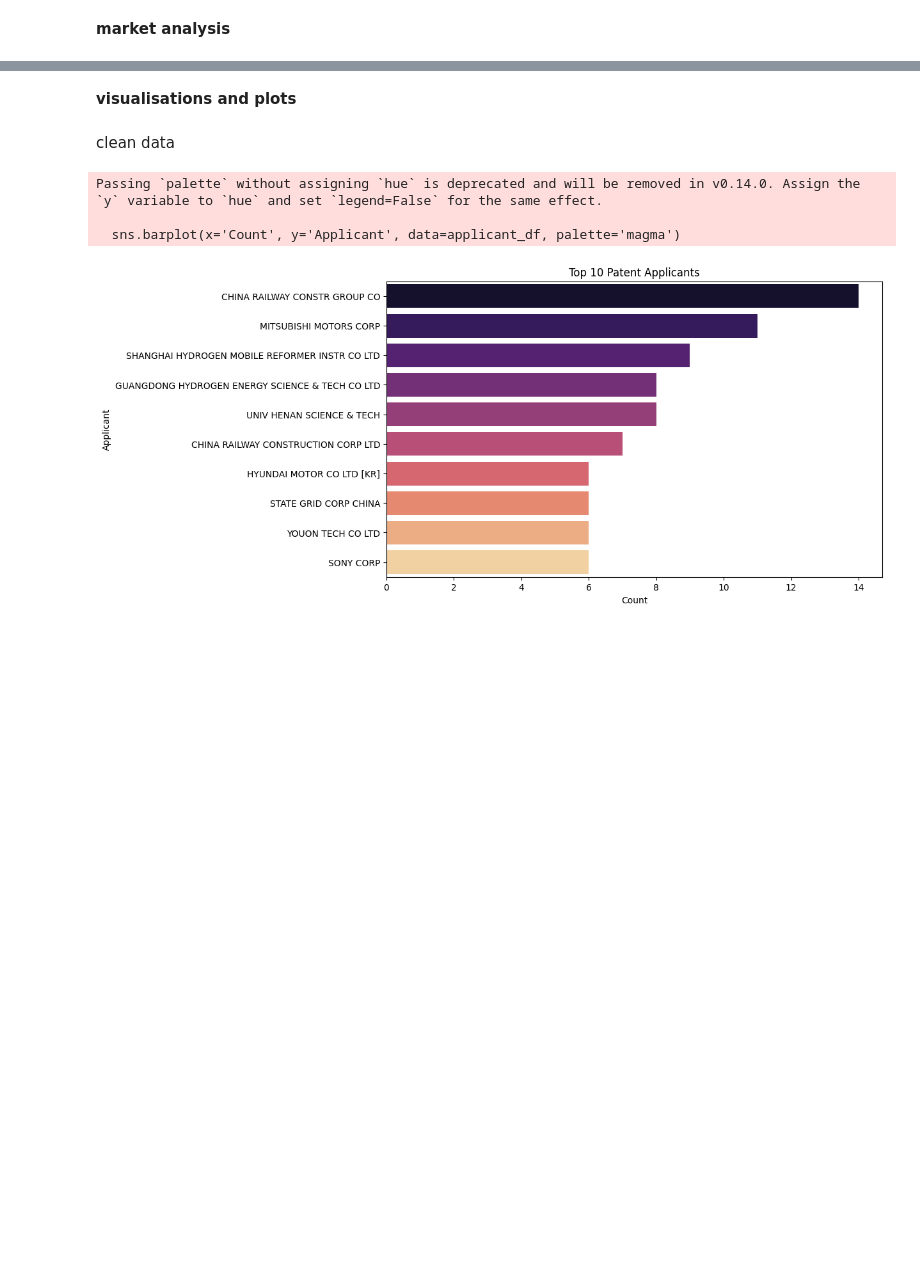
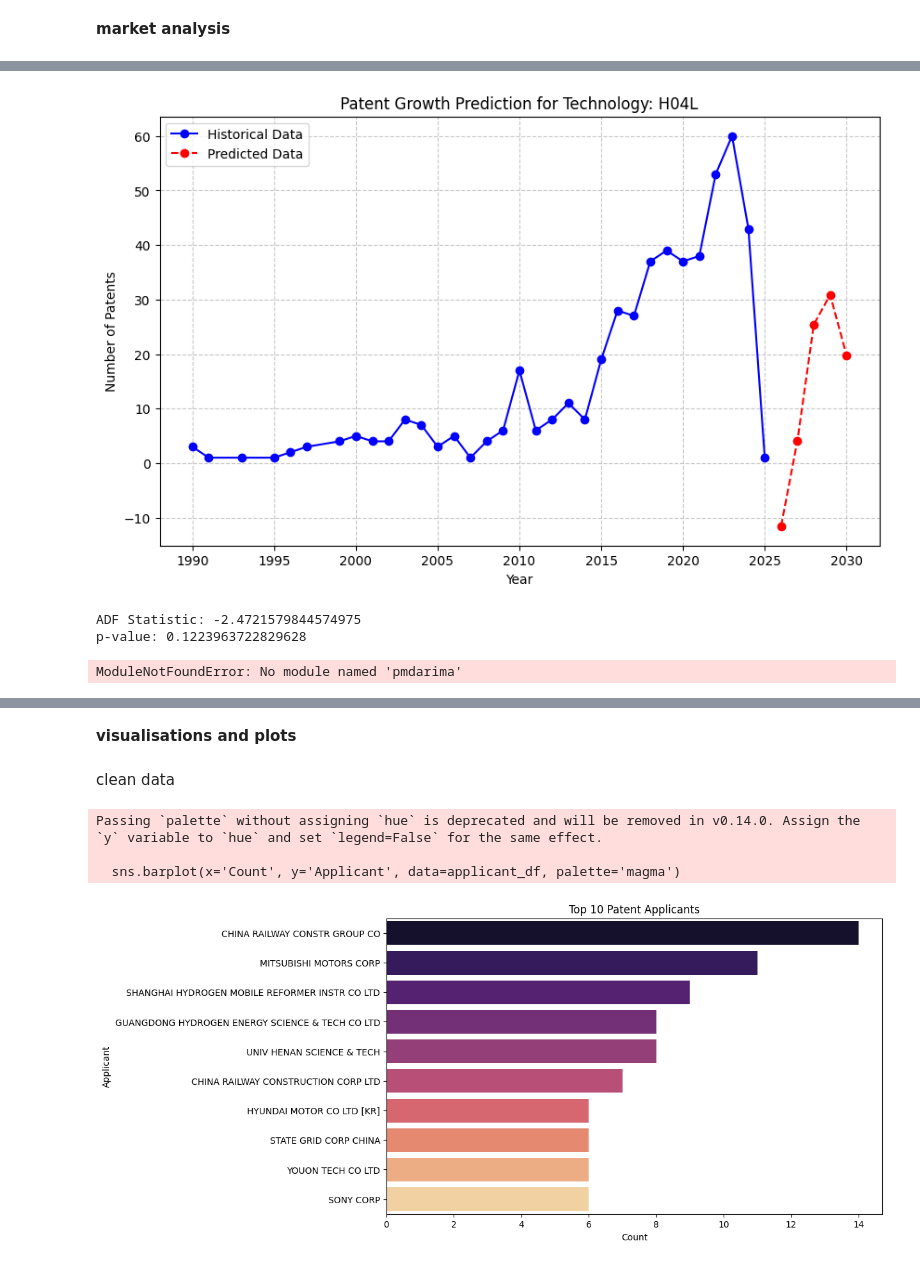
Before and after one commit to tasnim2410/technology-trend-analysis, a Jupyter notebook: DataPreparationForR.ipynb, the cells around one changed output, grey strips where cells are left out. Cells and saved outputs as stored; diff of their text form; code cells hidden in the pictures; blank space fills up the shorter version.

```diff
--- a/DataPreparationForR.ipynb
+++ b/DataPreparationForR.ipynb
@@ -1062,0 +1148,63 @@ Mean Value of Patents: $15,654.93
+# %%
+from statsmodels.tsa.arima.model import ARIMA
+import matplotlib.pyplot as plt
+
+# Prepare data
+years = patent_counts['first filing year'].values
+patents = patent_counts['Patent Count'].values
+technology_ipc = 'H04L'
+# Fit ARIMA model
+model = ARIMA(patents, order=(5, 1, 0))  # Example parameters (p, d, q)
+model_fit = model.fit()
+
+# Forecast the next 5 years
+forecast_years = 5
+forecast = model_fit.forecast(steps=forecast_years)
+
+# Plot historical and predicted data
+plt.figure(figsize=(10, 6))
+plt.plot(years, patents, marker='o', linestyle='-', color='b', label='Historical Data')
+plt.plot(range(years[-1] + 1, years[-1] + 1 + forecast_years), forecast, marker='o', linestyle='--', color='r', label='Predicted Data')
+plt.title(f'Patent Growth Prediction for Technology: {technology_ipc}')
+plt.xlabel('Year')
+plt.ylabel('Number of Patents')
+plt.grid(linestyle='--', alpha=0.7)
+plt.legend()
+plt.show()
+# %% [output]
+[figure, added]
+# %%
+from statsmodels.tsa.stattools import adfuller
+
+result = adfuller(patents)
+print('ADF Statistic:', result[0])
+print('p-value:', result[1])
+# %% [output]
+ADF Statistic: -2.4721579844574975
+p-value: 0.1223963722829628
+# %%
+from pmdarima import auto_arima
+
+# Use AutoARIMA to find the best ARIMA parameters
+model = auto_arima(train_patents, seasonal=False, trace=True)
+print(model.summary())
+
+# Forecast for the testing period
+forecast_diff = model.predict(n_periods=len(test_patents))
+
+# Reconstruct the original data by reversing the differencing
+forecast = np.cumsum(np.concatenate([train_patents[-1:], forecast_diff]))[1:]
+
+# Plot historical and predicted data
+plt.figure(figsize=(10, 6))
+plt.plot(train_years, train_patents, marker='o', linestyle='-', color='b', label='Training Data (Differenced)')
+plt.plot(test_years, test_patents, marker='o', linestyle='-', color='g', label='Actual Testing Data (Differenced)')
+plt.plot(test_years, forecast_diff, marker='o', linestyle='--', color='r', label='Predicted Data (Differenced)')
+plt.title(f'Patent Growth Prediction for Technology: {technology_ipc} (Differenced Data)')
+plt.xlabel('Year')
+plt.ylabel('Differenced Patent Count')
+plt.grid(linestyle='--', alpha=0.7)
+plt.legend()
+plt.show()
+# %% [output]
+ModuleNotFoundError: No module named 'pmdarima'
```
Also changed, not shown: parts of 59 cells of this notebook, 11 other files.
